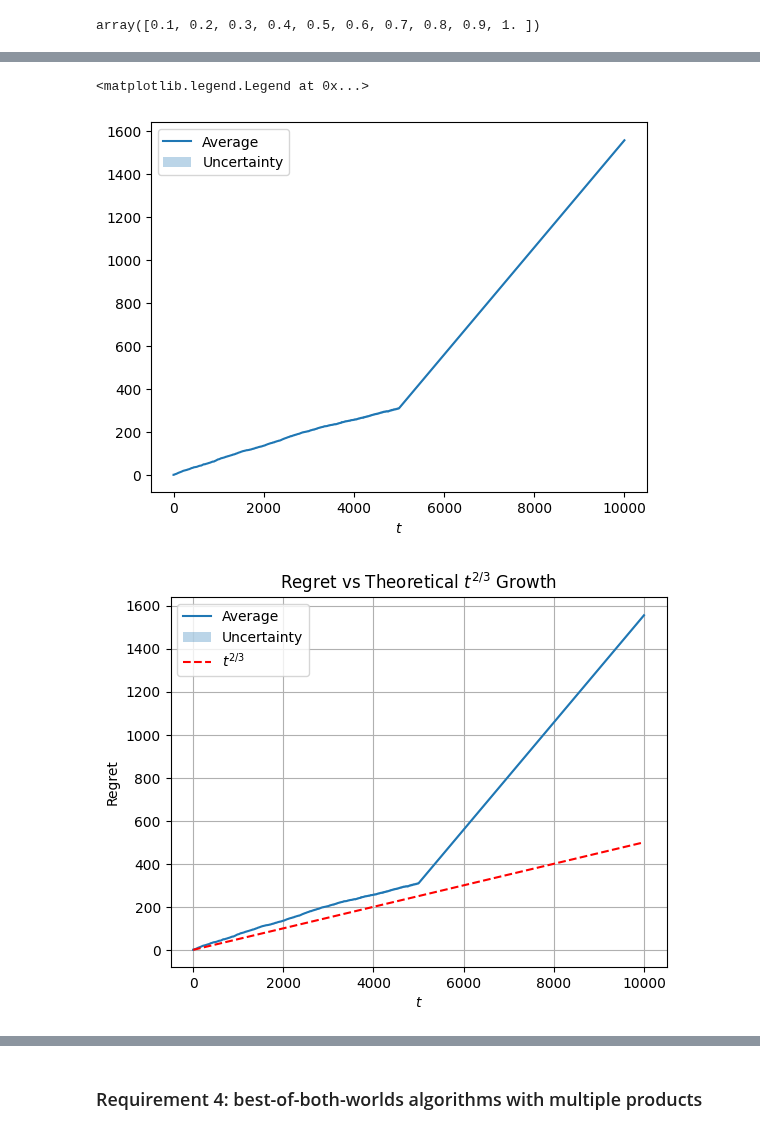
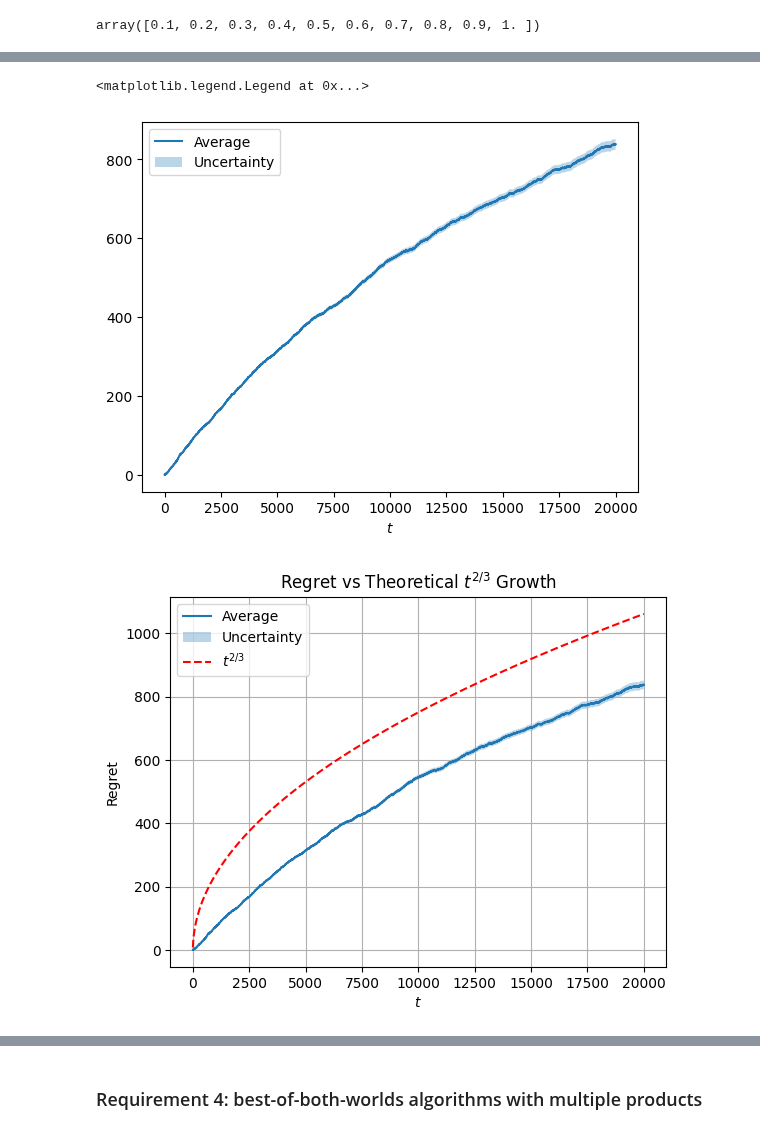
Before and after one commit to FabioFloris02/OLA2025_Floris_Sonzini_Parenti_Singh_Gottschling, a Jupyter notebook: OLA-project.ipynb, the cells around one changed output, grey strips where cells are left out. Saved outputs shown, nothing was run; the diff lists cells and outputs as text; code cells hidden in the pictures.

```diff
--- a/OLA-project.ipynb
+++ b/OLA-project.ipynb
@@ -541,8 +548,8 @@ class EXP3Agent(Agent):
         self.t += 1
 # %%
 # Parameters
-T = 10000
-B = T * 2/4
+T = 20000
+B = T * 3/4
 
 # Prices
 max_price = 1.1
@@ -588,8 +593,7 @@ class FFMultiplicativePacingAgent(Agent):
         return self.prices_set[self.price_index]
 
     def update(self, f_t):
-
-        c_t = int(f_t >= 0)
+        c_t = int(f_t > 0) # >=
         L = f_t - self.lmbd*(c_t-self.rho)
 
         L_up = 1 -(1/self.rho)*(-self.rho)
@@ -604,7 +608,13 @@ class FFMultiplicativePacingAgent(Agent):
         self.budget -= c_t
         # log
         self.N_pulls[self.price_index] += 1
+
+    def get_budget(self):
+      return self.budget
 # %%
+prices_arr = []
+rewards = []
+
 # Run clairvoyant
 clairvoyant = SingleProductHighltyNonStationaryClairvoyant(T, B, prices, valuation_distributions)
 expected_clairvoyant_utilities = clairvoyant.run()
@@ -628,6 +638,9 @@ for trial in range(n_trials):
     # Get reward
     r_t = env.round(p_t)
 
+    prices_arr.append(p_t)
+    rewards.append(r_t)
+
     # Update agent state
     multiplicative_pacing_agent.update(r_t)
 
@@ -674,29 +722,29 @@ plt.xlabel("$t$")
 plt.legend()
 # %% [output]
 <matplotlib.legend.Legend at 0x...>
-[figure, old version]
+[figure, new version]
 # %%
 average_regret = regret_per_trial.mean(axis=0)  # media
 regret_sd = regret_per_trial.std(axis=0)        # deviazione standard
 
 t = np.arange(1, T+1)  # inizia da 1 per evitare t^{2/3} = 0^{2/3} = 0
-regret_theory = t*400/8000
+regret_theory = (1300 / np.sqrt(30000*np.log(K))) * np.sqrt(t*np.log(K))
 
 plt.plot(t, average_regret, label="Average")
 plt.fill_between(
     t,
     average_regret - regret_sd / np.sqrt(n_trials),
     average_regret + regret_sd / np.sqrt(n_trials),
     alpha=0.3,
     label="Uncertainty"
 )
 plt.plot(t, regret_theory, label=r"$t^{2/3}$", linestyle='--', color='red')
 
 plt.xlabel("$t$")
 plt.ylabel("Regret")
 plt.legend()
 plt.title("Regret vs Theoretical $t^{2/3}$ Growth")
 plt.grid(True)
 plt.show()
 # %% [output]
-[figure, old version]
+[figure, new version]
```
Also changed, not shown: parts of 14 cells of this notebook.
